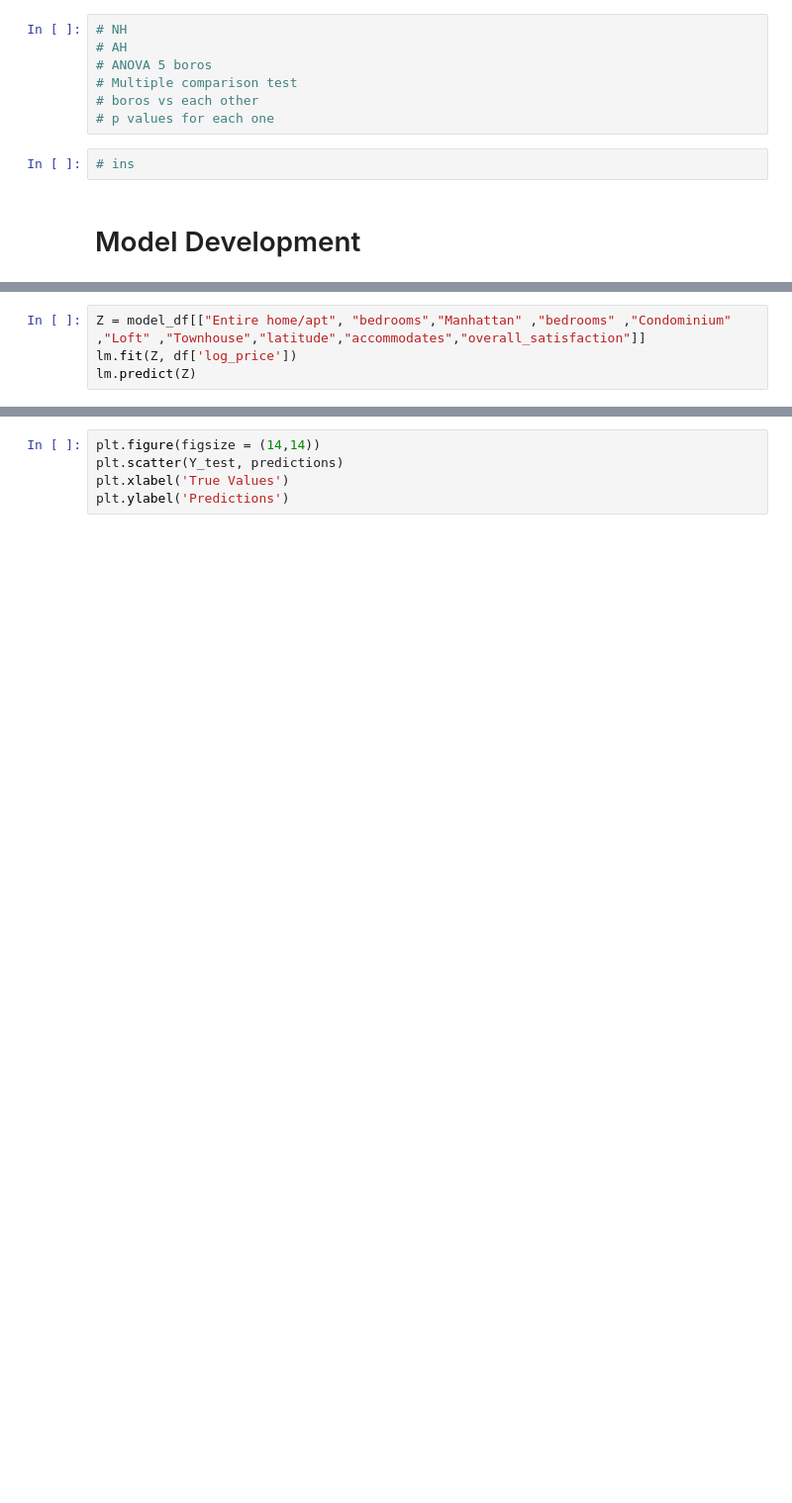
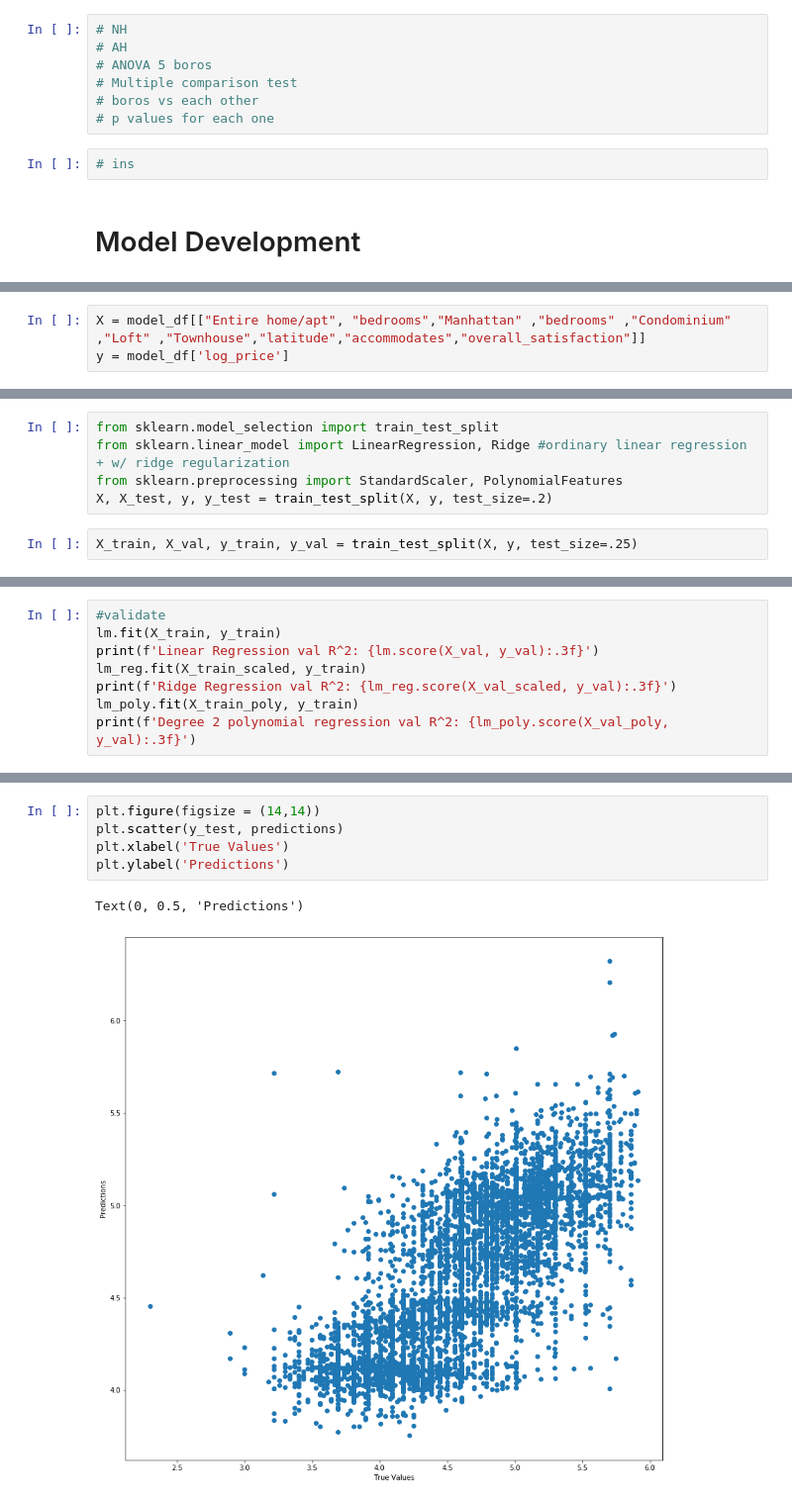
Before and after one commit to bellisor/mod2-TeamLoneWolf, a Jupyter notebook: mod2_index.ipynb, the cells around one changed output, grey strips where cells are left out. Shown at 99% size. Saved outputs shown, nothing was run; the diff lists cells and outputs as text; blank space fills up the shorter version.

```diff
--- a/mod2_index.ipynb
+++ b/mod2_index.ipynb
@@ -505,4 +536,3 @@ model_df.
 # %%
-Z = model_df[["Entire home/apt", "bedrooms","Manhattan" ,"bedrooms" ,"Condominium" ,"Loft" ,"Townhouse","latitude","accommodates","overall_satisfaction"]]
-lm.fit(Z, df['log_price'])
-lm.predict(Z)
+X = model_df[["Entire home/apt", "bedrooms","Manhattan" ,"bedrooms" ,"Condominium" ,"Loft" ,"Townhouse","latitude","accommodates","overall_satisfaction"]]
+y = model_df['log_price']
@@ -522,0 +539,7 @@ lm.fit(X_train, Y_train)
+# %%
+from sklearn.model_selection import train_test_split
+from sklearn.linear_model import LinearRegression, Ridge #ordinary linear regression + w/ ridge regularization
+from sklearn.preprocessing import StandardScaler, PolynomialFeatures
+X, X_test, y, y_test = train_test_split(X, y, test_size=.2)
+# %%
+X_train, X_val, y_train, y_val = train_test_split(X, y, test_size=.25)
@@ -522,0 +561,8 @@ lm.fit(X_train, Y_train)
+# %%
+#validate
+lm.fit(X_train, y_train)
+print(f'Linear Regression val R^2: {lm.score(X_val, y_val):.3f}')
+lm_reg.fit(X_train_scaled, y_train)
+print(f'Ridge Regression val R^2: {lm_reg.score(X_val_scaled, y_val):.3f}')
+lm_poly.fit(X_train_poly, y_train)
+print(f'Degree 2 polynomial regression val R^2: {lm_poly.score(X_val_poly, y_val):.3f}')
@@ -526,5 +584,8 @@ predictions
 # %%
 plt.figure(figsize = (14,14))
-plt.scatter(Y_test, predictions)
+plt.scatter(y_test, predictions)
 plt.xlabel('True Values')
 plt.ylabel('Predictions')
+# %% [output]
+Text(0, 0.5, 'Predictions')
+[figure, added]
```
Also changed, not shown: parts of 20 cells of this notebook.
